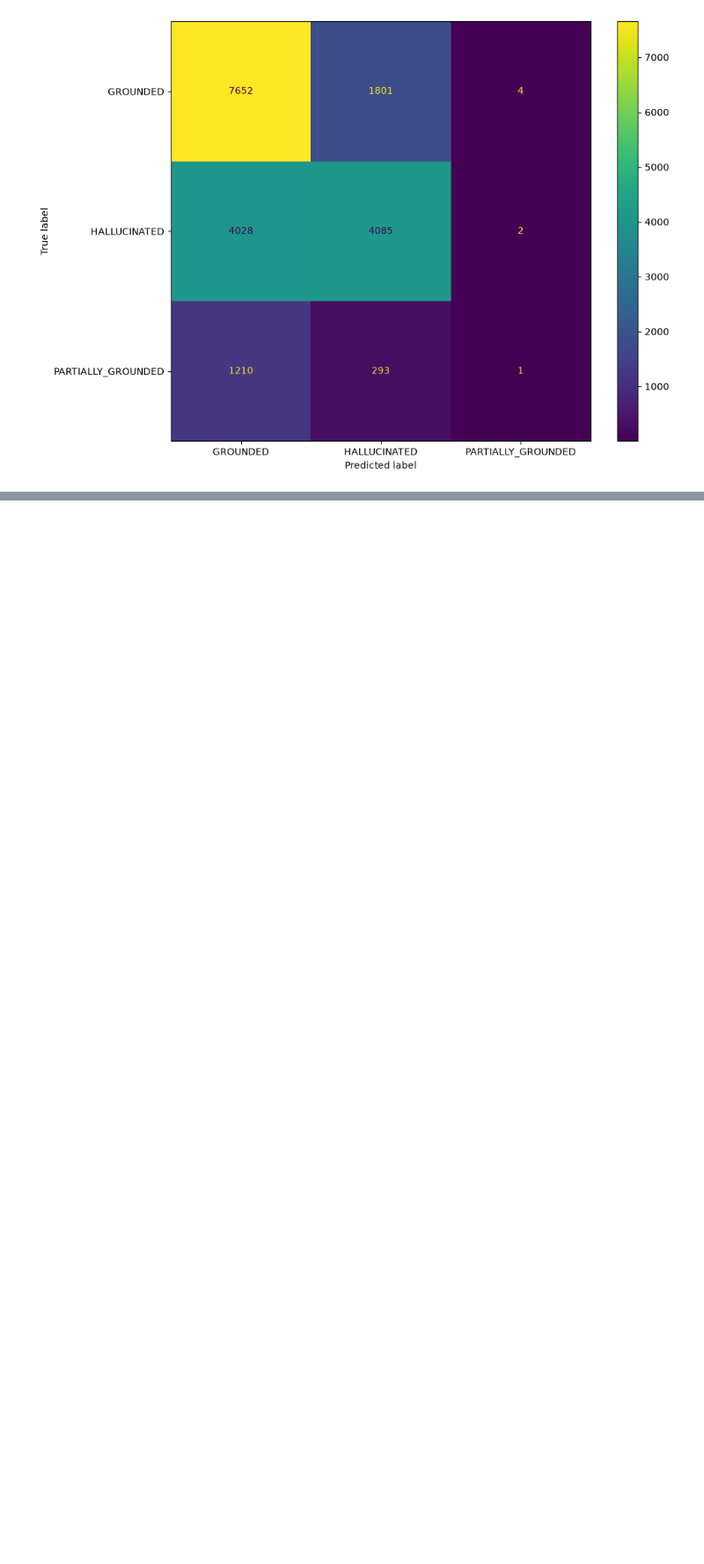
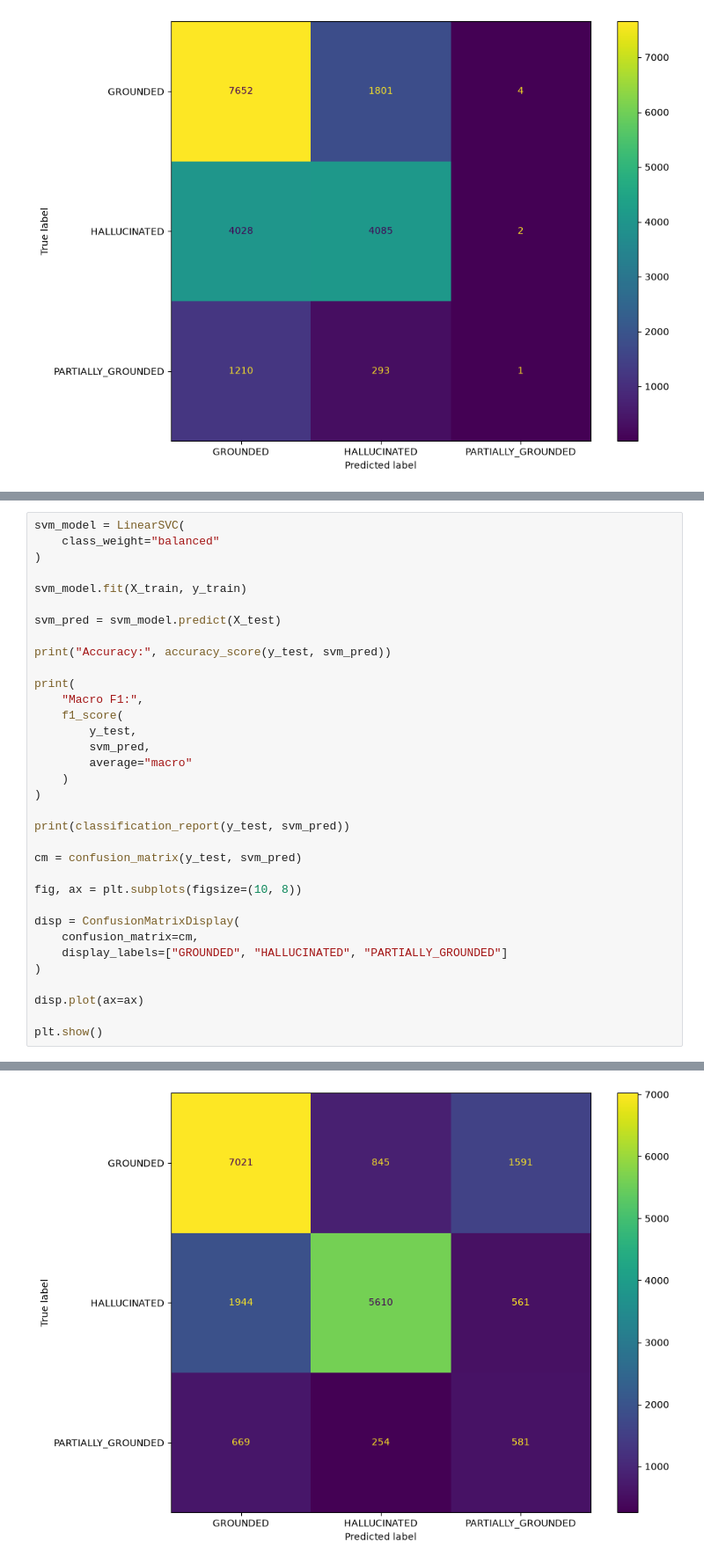
Before and after one commit to BhupatiNadar/MLSC-Task, a Jupyter notebook: Notebook/Using_semantic_and_Tfidf/final_model_eval.ipynb, the cells around one changed output, grey strips where cells are left out. Shown at 88% size. Saved outputs shown, nothing was run; the diff lists cells and outputs as text; blank space fills up the shorter version.

```diff
--- a/Notebook/Using_semantic_and_Tfidf/final_model_eval.ipynb
+++ b/Notebook/Using_semantic_and_Tfidf/final_model_eval.ipynb
@@ -333,0 +479,35 @@ joblib.dump(rf, "save_model/model.joblib")
+# %%
+svm_model = LinearSVC(
+    class_weight="balanced"
+)
+
+svm_model.fit(X_train, y_train)
+
+svm_pred = svm_model.predict(X_test)
+
+print("Accuracy:", accuracy_score(y_test, svm_pred))
+
+print(
+    "Macro F1:",
+    f1_score(
+        y_test,
+        svm_pred,
+        average="macro"
+    )
+)
+
+print(classification_report(y_test, svm_pred))
+
+cm = confusion_matrix(y_test, svm_pred)
+
+fig, ax = plt.subplots(figsize=(10, 8))
+
+disp = ConfusionMatrixDisplay(
+    confusion_matrix=cm,
+    display_labels=["GROUNDED", "HALLUCINATED", "PARTIALLY_GROUNDED"]
+)
+
+disp.plot(ax=ax)
+
+plt.show()
+# %% [output]
@@ -333,0 +525 @@ joblib.dump(rf, "save_model/model.joblib")
+[figure, added]
```
Also changed, not shown: parts of 18 cells of this notebook, 7 other files.
